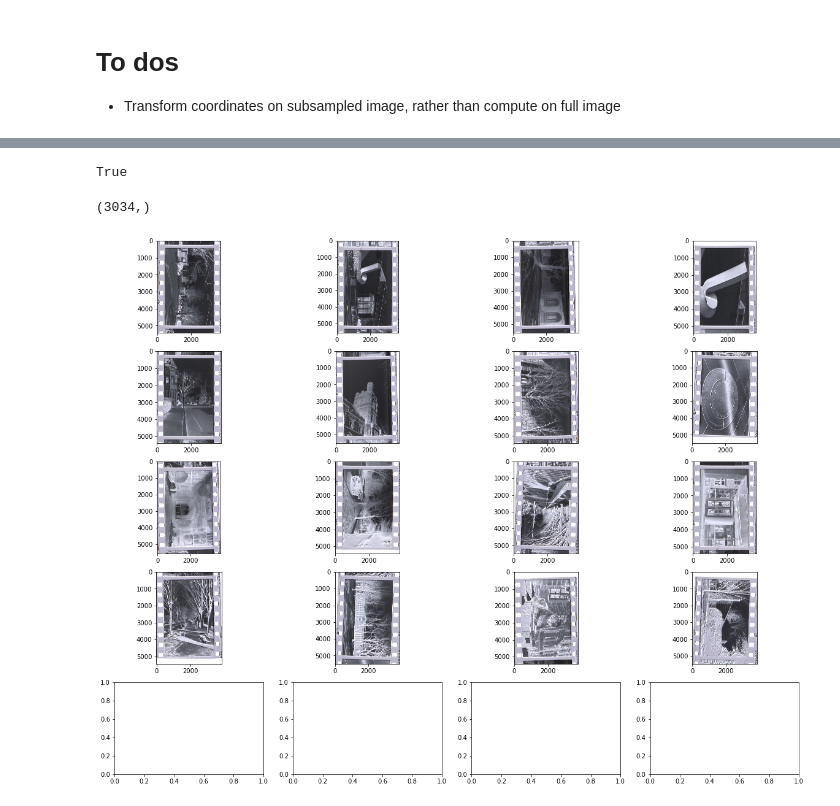
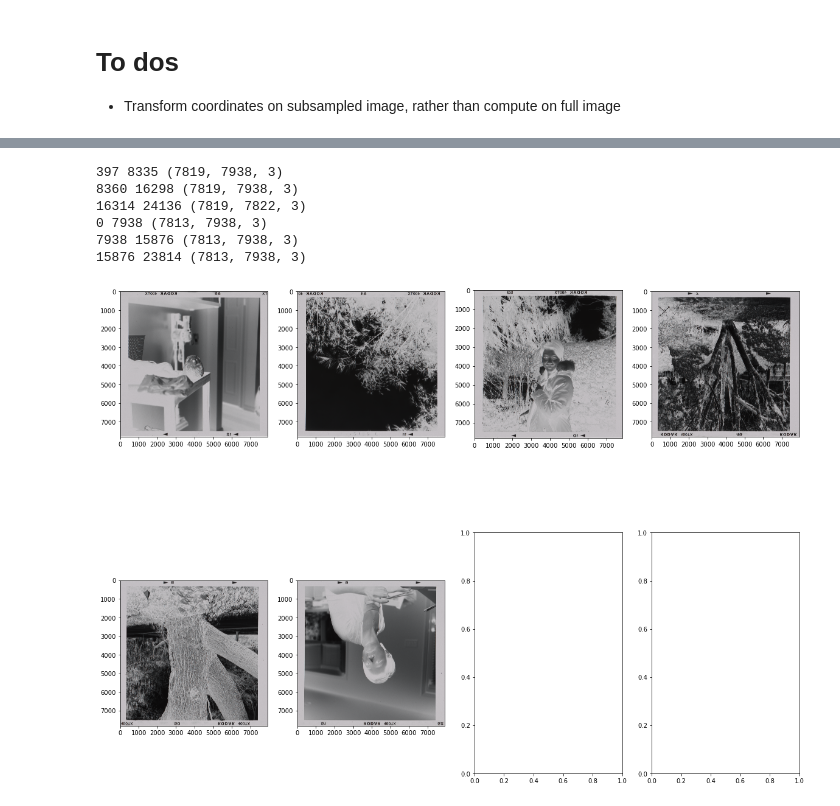
Before and after one commit to danielsuo/photo, a Jupyter notebook: notebooks/2021-01-31 detect frame v850 120.ipynb, the cells around one changed output, grey strips where cells are left out. Drawn from its saved outputs; the diff is of its cells as text; code cells hidden in the pictures.

```diff
--- a/notebooks/2021-01-31 detect frame v850 120.ipynb
+++ b/notebooks/2021-01-31 detect frame v850 120.ipynb
@@ -75,3 +73,11 @@ cropped = crop(im, paths, dpi=working_dpi)
+# %%
+# dpi = working_dpi
+# cropped = crop(im, paths, dpi=dpi)
+dpi = DPI
+cropped = crop(raw, [path * scaling for path in paths], dpi=dpi)
+
+spacing = int(np.ceil(dpi  * (film_format[fmt]["spacing"] / 25.4)))
+width = int(np.ceil(dpi * (film_format[fmt]["width"] / 25.4)))
 # %%
 fig, axs = plt.subplots(len(cropped) // 2 + 1, 2, figsize=(20, 16))
 
@@ -94,9 +100,10 @@ for rotated_im in rotated:
     p, r = detect(rotated_im,
                           fmt=fmt,
                           threshold=200,
-                          dpi=working_dpi,
+                          dpi=dpi,
                           verbose=True,
                           use_tqdm=True
                          )
-    strips.append(crop(rotated_im, p, pad=0.0, dpi=working_dpi)[0])
+    c = crop(rotated_im, p, pad=0.0, dpi=dpi)
+    strips.append(c[0])
 # %% [output]
@@ -124,3 +128,0 @@ for i, strip in enumerate(strips):
-# %%
-bw = cv2.cvtColor(strips[0], cv2.COLOR_BGR2GRAY)
-ret, threshed = cv2.threshold(bw, 50, 255, cv2.THRESH_BINARY)
@@ -132,15 +129,31 @@ plt.imshow(threshed, cmap="gray")
-# %%
-np.sum(threshed == 255) + np.sum(threshed == 0) == np.prod(threshed.shape)
-# %% [output]
-True
-# %%
-np.sum(threshed, axis=0).shape
-# %% [output]
-(3034,)
+# %%
+ims = []
+
+for strip in strips:
+    bw = cv2.cvtColor(strip, cv2.COLOR_BGR2GRAY)
+    ret, threshed = cv2.threshold(bw, 100, 255, cv2.THRESH_BINARY)
+    islands = np.sum(threshed, axis=0) > (0.98 * threshed.shape[0]) * 255
+
+    end = 0
+    while end < threshed.shape[1]:
+        candidates = np.where(islands[end:] == 0)
+        if len(candidates) == 0 or len(candidates[0]) == 0:
+            break
+        start = max(0, candidates[0][0] - spacing // 2) + end
+        end = min(start + width + spacing, threshed.shape[1])
+        ims.append(strip[:, start:end, :])
+        print(start, end, strip[:, start:end, :].shape)
+# %% [output]
+397 8335 (7819, 7938, 3)
+8360 16298 (7819, 7938, 3)
+16314 24136 (7819, 7822, 3)
+0 7938 (7813, 7938, 3)
+7938 15876 (7813, 7938, 3)
+15876 23814 (7813, 7938, 3)
 # %%
-fig, axs = plt.subplots(len(cropped) // 4 + 1, 4, figsize=(20, 16))
+fig, axs = plt.subplots(len(ims) // 4 + 1, 4, figsize=(20, 16))
 
-for i, preview in enumerate(cropped):
-    axs[i // 4, i % 4].imshow(preview, cmap="gray")
+for i, im in enumerate(ims):
+    axs[i // 4, i % 4].imshow(im, cmap="gray")
 # %% [output]
-[figure, old version]
+[figure, new version]
```
Also changed, not shown: parts of 19 cells of this notebook, 1 other file.
